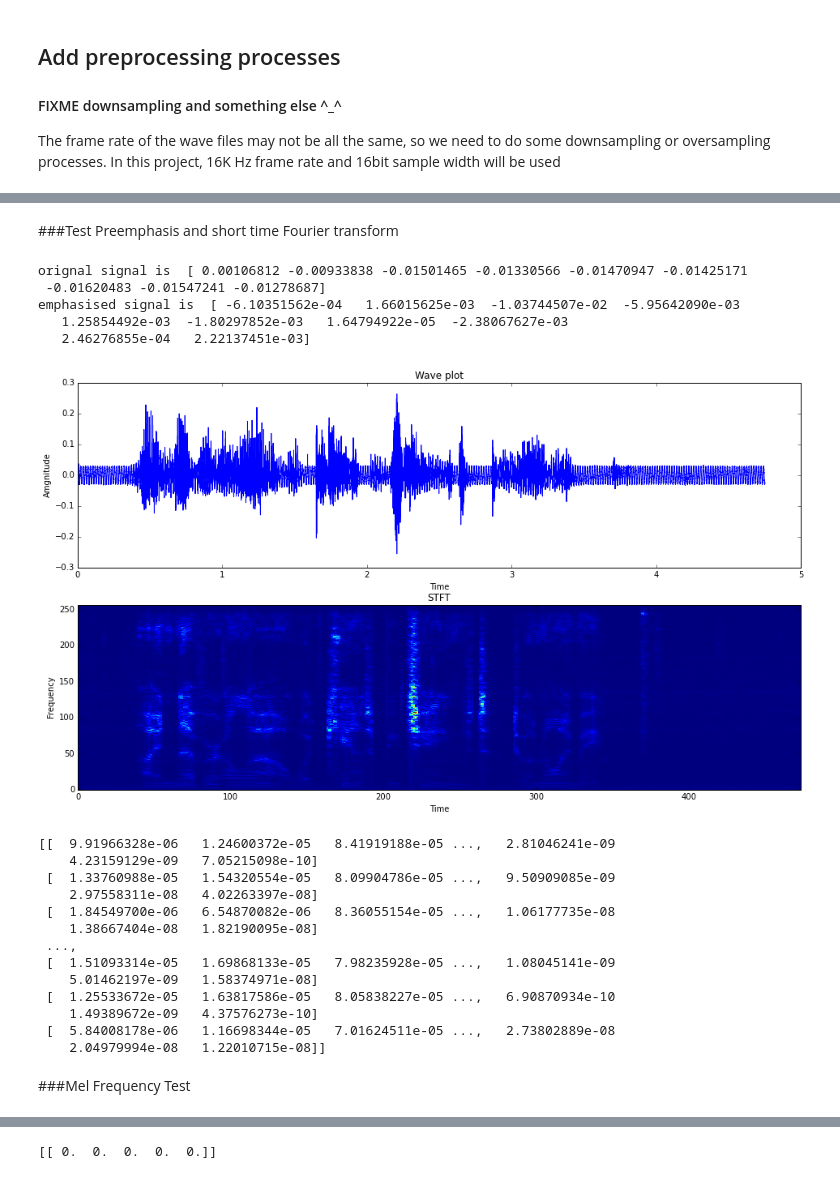
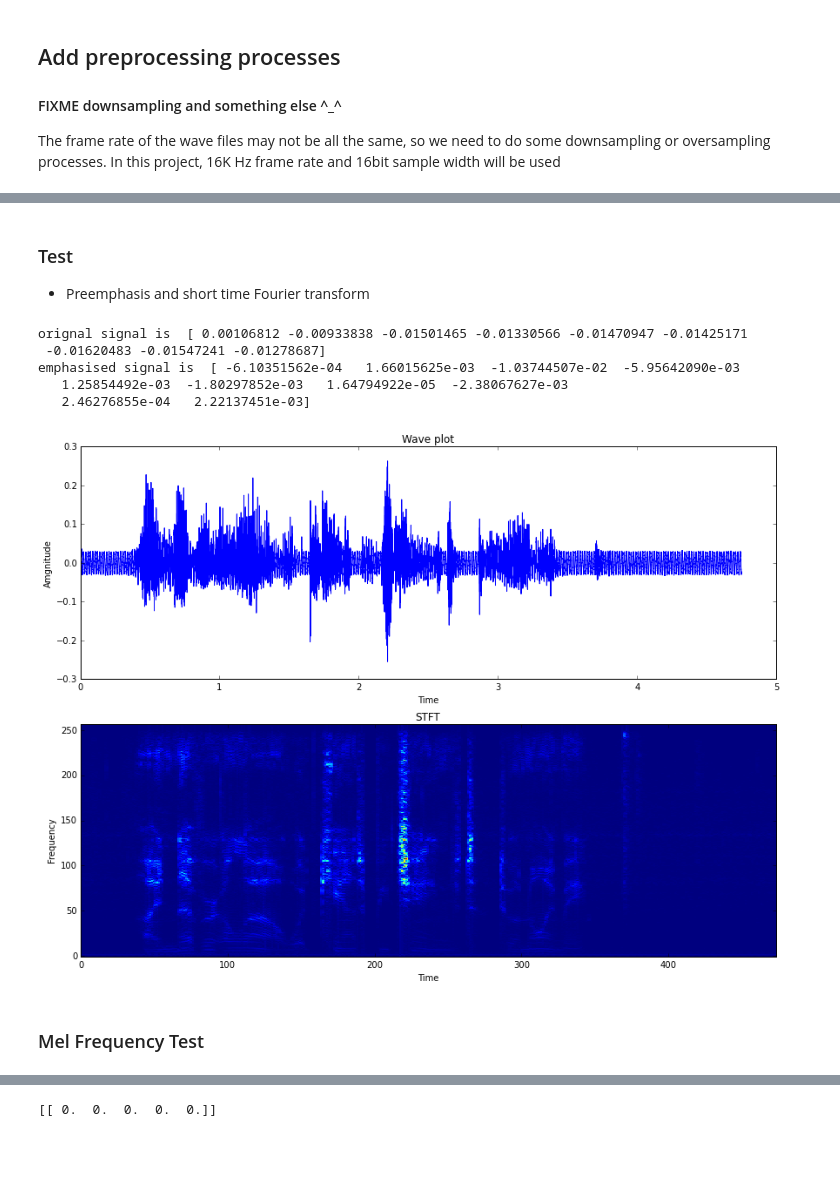
Before and after one commit to lambdalpha/ml4, a Jupyter notebook: notebooks/Speech Recognition Step 1 Data preparation.ipynb, the cells around one changed output, grey strips where cells are left out. Saved outputs shown, nothing was run; the diff lists cells and outputs as text; code cells hidden in the pictures; blank space fills up the shorter version.

```diff
--- a/notebooks/Speech Recognition Step 1 Data preparation.ipynb
+++ b/notebooks/Speech Recognition Step 1 Data preparation.ipynb
@@ -199,8 +224,8 @@ def mfcc_compute(signal, wlen=0.0250,step=0.010, alpha=0.97, samplerate=16000,
     logE  = logspecpower(np.sum(specp, 1))
     return (logE, coeff)
 # %% [markdown]
-###Test
-Preemphasis and short time Fourier transform
+### Test
++ Preemphasis and short time Fourier transform
 # %%
 import matplotlib
 import matplotlib.pyplot as plt
@@ -210,50 +235,38 @@ import matplotlib.pyplot as plt
 sig = preemphasis(signal)
 print("orignal signal is ", signal[1:10])
 print("emphasised signal is ",sig[0:10])
 
 frames = enframe(sig, 400, 160)
 stftout = stft(frames, 512)
 specp = specpower(stftout, 512)
 #plot stft
 
 # Plot the magnitude spectrogram.
-plt.figure(figsize=(16,9))
+plt.figure(figsize=(12,9))
 plt.subplot(2,1,1)
 plt.plot(time, signal)
 plt.xlabel('Time')
 plt.ylabel('Amgnitude')
 plt.title("Wave plot")
 
 plt.subplot(2,1,2)
 plt.imshow(np.absolute(stftout.T), origin='lower', aspect='auto',
                 interpolation='nearest')
 
 plt.xlabel('Time')
 plt.ylabel('Frequency')
 plt.title("STFT")
+plt.tight_layout()
 plt.show()
 # %% [output]
 orignal signal is  [ 0.00106812 -0.00933838 -0.01501465 -0.01330566 -0.01470947 -0.01425171
  -0.01620483 -0.01547241 -0.01278687]
 emphasised signal is  [ -6.10351562e-04   1.66015625e-03  -1.03744507e-02  -5.95642090e-03
    1.25854492e-03  -1.80297852e-03   1.64794922e-05  -2.38067627e-03
    2.46276855e-04   2.22137451e-03]
-[figure, old version]
+[figure, new version]
-[[  9.91966328e-06   1.24600372e-05   8.41919188e-05 ...,   2.81046241e-09
-    4.23159129e-09   7.05215098e-10]
- [  1.33760988e-05   1.54320554e-05   8.09904786e-05 ...,   9.50909085e-09
-    2.97558311e-08   4.02263397e-08]
- [  1.84549700e-06   6.54870082e-06   8.36055154e-05 ...,   1.06177735e-08
-    1.38667404e-08   1.82190095e-08]
- ...,
- [  1.51093314e-05   1.69868133e-05   7.98235928e-05 ...,   1.08045141e-09
-    5.01462197e-09   1.58374971e-08]
- [  1.25533672e-05   1.63817586e-05   8.05838227e-05 ...,   6.90870934e-10
-    1.49389672e-09   4.37576273e-10]
- [  5.84008178e-06   1.16698344e-05   7.01624511e-05 ...,   2.73802889e-08
-    2.04979994e-08   1.22010715e-08]]
 # %% [markdown]
-###Mel Frequency Test
+### Mel Frequency Test
 # %%
 import matplotlib
 import matplotlib.pyplot as plt
```
Also changed, not shown: parts of 9 cells of this notebook.
